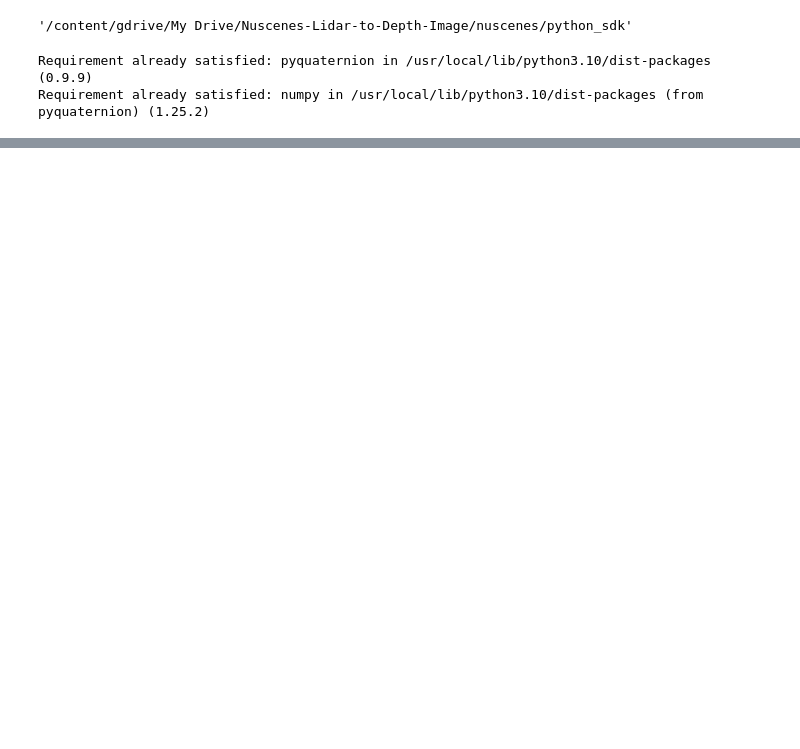
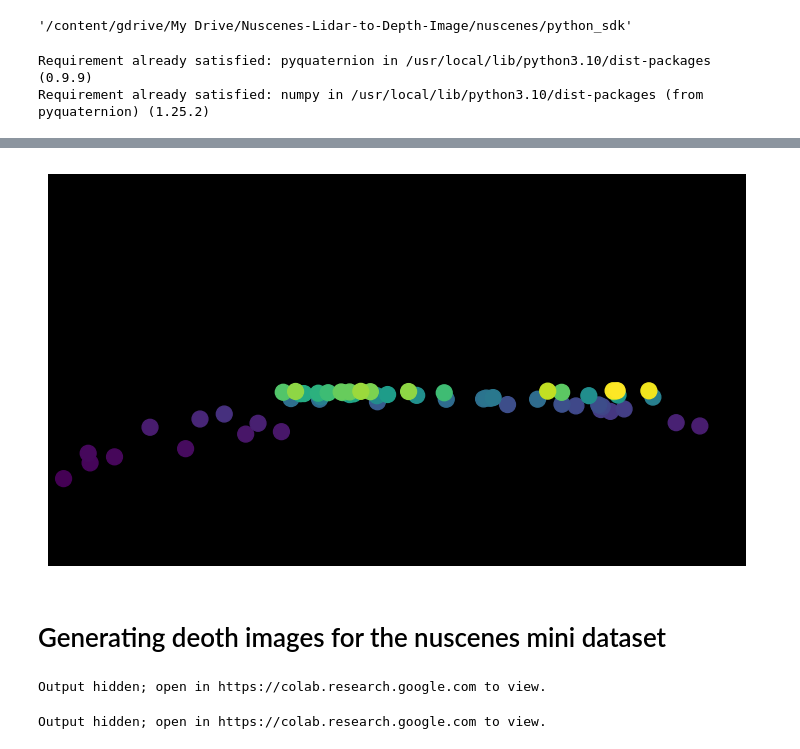
Before and after one commit to MalazTamim/Nuscenes-Lidar-to-Depth-Image, a Jupyter notebook: Lidar_to_Depth.ipynb, the cells around one changed output, grey strips where cells are left out. Saved outputs shown, nothing was run; the diff lists cells and outputs as text; code cells hidden in the pictures; blank space fills up the shorter version.

```diff
--- a/Lidar_to_Depth.ipynb
+++ b/Lidar_to_Depth.ipynb
@@ -2033,0 +101,8 @@ if __name__ == "__main__":
+# %%
+# render depth map using radar
+my_sample = nusc.sample[1]
+nusc.render_radar_pointcloud_in_image(my_sample['token'], pointsensor_channel='RADAR_FRONT', camera_channel = "CAM_FRONT", dot_size=130)
+# %% [output]
+[figure, added]
+# %% [markdown]
+# Generating deoth images for the nuscenes mini dataset
@@ -2033,0 +141,10 @@ if __name__ == "__main__":
+# %%
+# For CAM_BACK
+output_folder_depth_RGB="/content/gdrive/My Drive/Nuscenes-Lidar-to-Depth-Image/depth_output/RGB/"
+ConverToDepth("CAM_BACK",output_folder_depth_RGB)
+# %% [output]
+Output hidden; open in https://colab.research.google.com to view.
+# %%
+ConverToDepth("CAM_FRONT_LEFT",output_folder_depth_RGB)
+# %% [output]
+Output hidden; open in https://colab.research.google.com to view.
```
Also changed, not shown: parts of 79 cells of this notebook.
